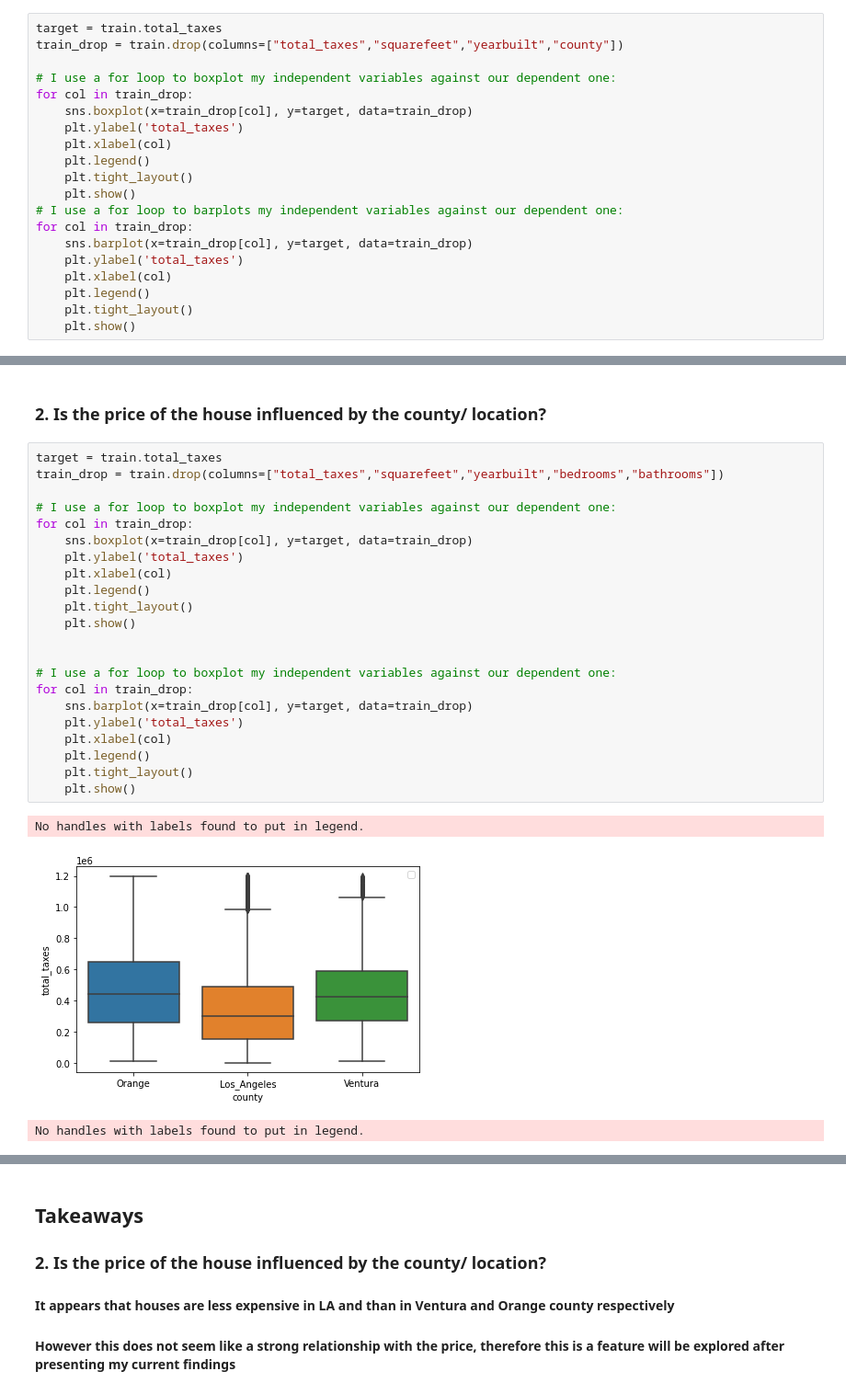
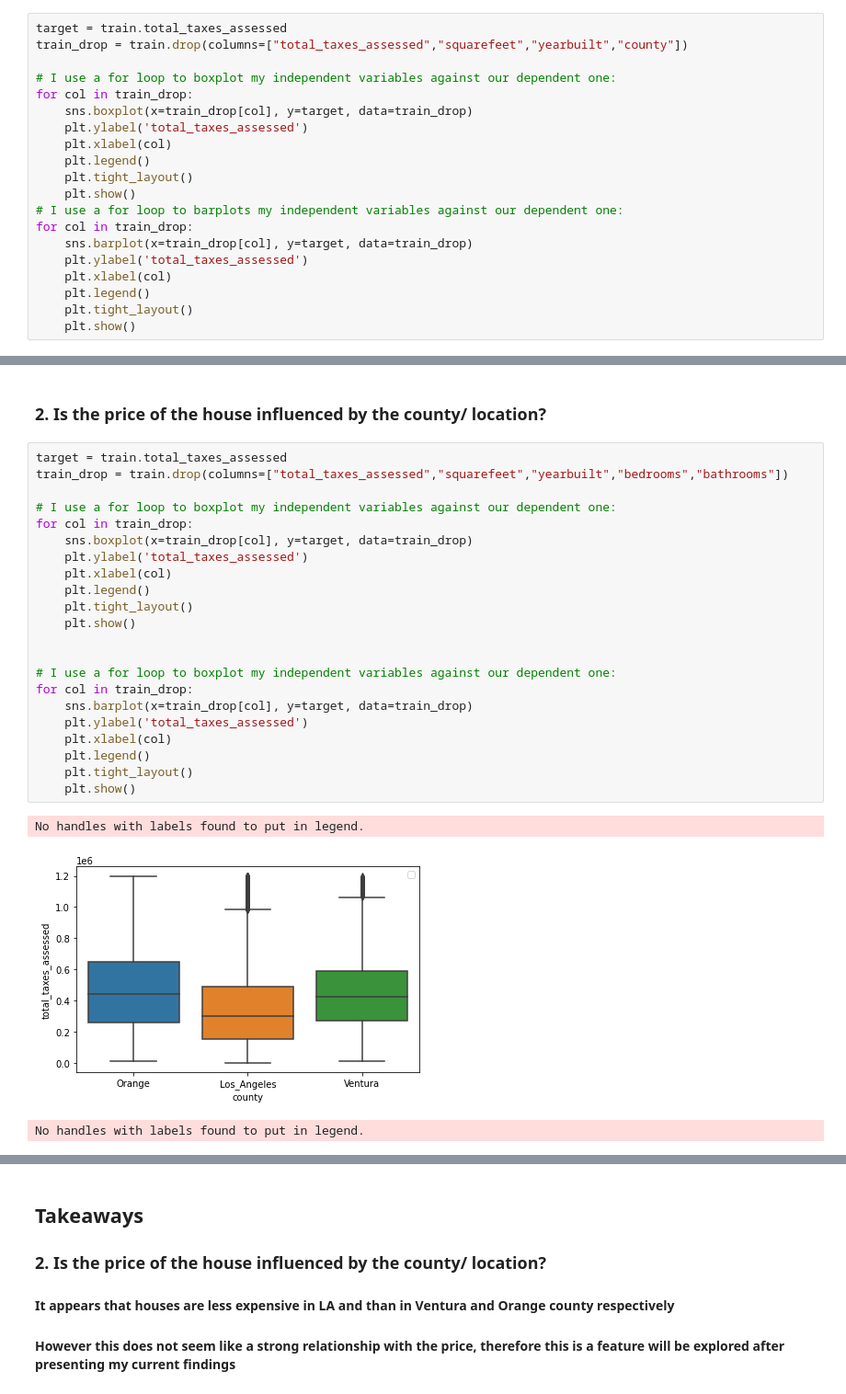
Before and after one commit to lincolnmuriithi11/Project_Regression, a Jupyter notebook: zillow_project_report.ipynb, the cells around one changed output, grey strips where cells are left out. Shown at 92% size. Drawn from its saved outputs; the diff is of its cells as text.

```diff
--- a/zillow_project_report.ipynb
+++ b/zillow_project_report.ipynb
@@ -87,13 +87,13 @@ train.head()
 # %% [markdown]
 ### 1. Does the number of bedrooms and bathrooms in a house increase the cost of the home
 # %%
-target = train.total_taxes
-train_drop = train.drop(columns=["total_taxes","squarefeet","yearbuilt","county"])
+target = train.total_taxes_assessed
+train_drop = train.drop(columns=["total_taxes_assessed","squarefeet","yearbuilt","county"])
 
 # I use a for loop to boxplot my independent variables against our dependent one:
 for col in train_drop:
     sns.boxplot(x=train_drop[col], y=target, data=train_drop)
-    plt.ylabel('total_taxes')
+    plt.ylabel('total_taxes_assessed')
     plt.xlabel(col)
     plt.legend()
     plt.tight_layout()
@@ -101,7 +101,7 @@ for col in train_drop:
 # I use a for loop to barplots my independent variables against our dependent one:
 for col in train_drop:
     sns.barplot(x=train_drop[col], y=target, data=train_drop)
-    plt.ylabel('total_taxes')
+    plt.ylabel('total_taxes_assessed')
     plt.xlabel(col)
     plt.legend()
     plt.tight_layout()
@@ -123,28 +123,28 @@ No handles with labels found to put in legend.
 # %% [markdown]
 ### 2. Is the price of the house influenced by the county/ location?
 # %%
-target = train.total_taxes
-train_drop = train.drop(columns=["total_taxes","squarefeet","yearbuilt","bedrooms","bathrooms"])
+target = train.total_taxes_assessed
+train_drop = train.drop(columns=["total_taxes_assessed","squarefeet","yearbuilt","bedrooms","bathrooms"])
 
 # I use a for loop to boxplot my independent variables against our dependent one:
 for col in train_drop:
     sns.boxplot(x=train_drop[col], y=target, data=train_drop)
-    plt.ylabel('total_taxes')
+    plt.ylabel('total_taxes_assessed')
     plt.xlabel(col)
     plt.legend()
     plt.tight_layout()
     plt.show()
 
 
 # I use a for loop to boxplot my independent variables against our dependent one:
 for col in train_drop:
     sns.barplot(x=train_drop[col], y=target, data=train_drop)
-    plt.ylabel('total_taxes')
+    plt.ylabel('total_taxes_assessed')
     plt.xlabel(col)
     plt.legend()
     plt.tight_layout()
     plt.show()
 # %% [output]
 No handles with labels found to put in legend.
-[figure, old version]
+[figure, new version]
 No handles with labels found to put in legend.
```
Also changed, not shown: parts of 21 cells of this notebook.
